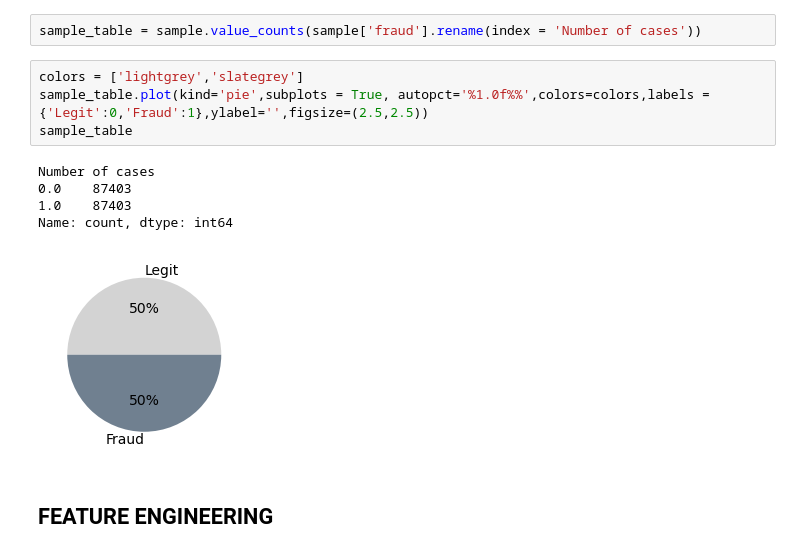
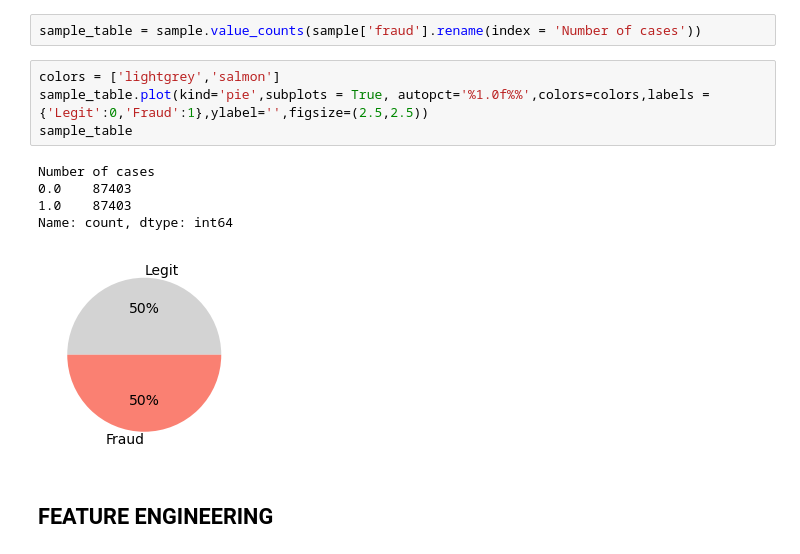
Before and after one commit to DamianTellez/Fraud_Detection, a Jupyter notebook: notebook.ipynb, the cells around one changed output. Saved outputs shown, nothing was run; the diff lists cells and outputs as text.

```diff
--- a/notebook.ipynb
+++ b/notebook.ipynb
@@ -124,15 +124,15 @@ sample.to_csv('model_data.csv',index=False)
 # %%
 sample_table = sample.value_counts(sample['fraud'].rename(index = 'Number of cases'))
 # %%
-colors = ['lightgrey','slategrey']
+colors = ['lightgrey','salmon']
 sample_table.plot(kind='pie',subplots = True, autopct='%1.0f%%',colors=colors,labels = {'Legit':0,'Fraud':1},ylabel='',figsize=(2.5,2.5))
 sample_table
 # %% [output]
 Number of cases
 0.0    87403
 1.0    87403
 Name: count, dtype: int64
-[figure, old version]
+[figure, new version]
 # %% [markdown]
 ## FEATURE ENGINEERING
 # %%
```
Also changed, not shown: parts of 9 cells of this notebook.
